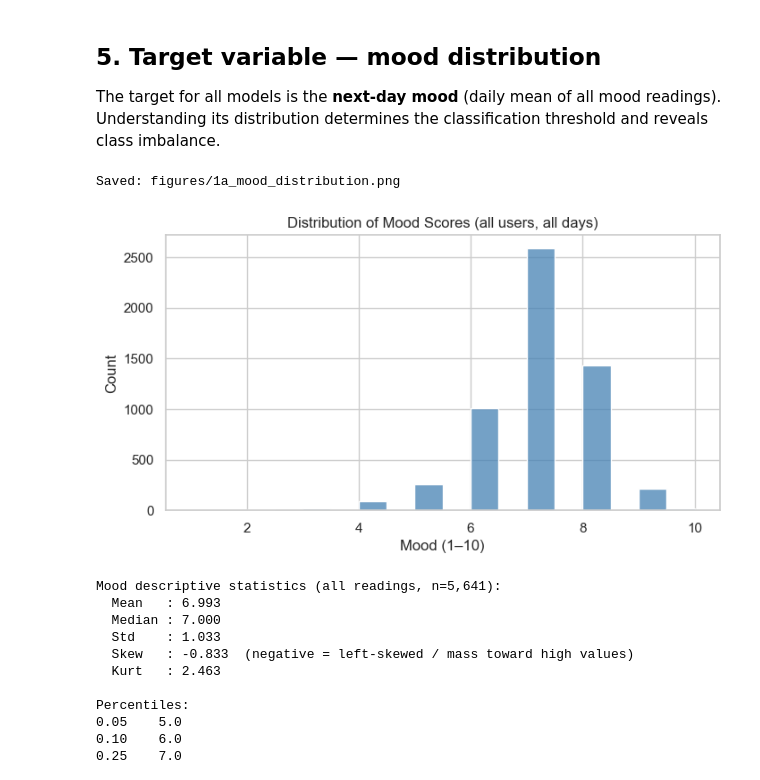
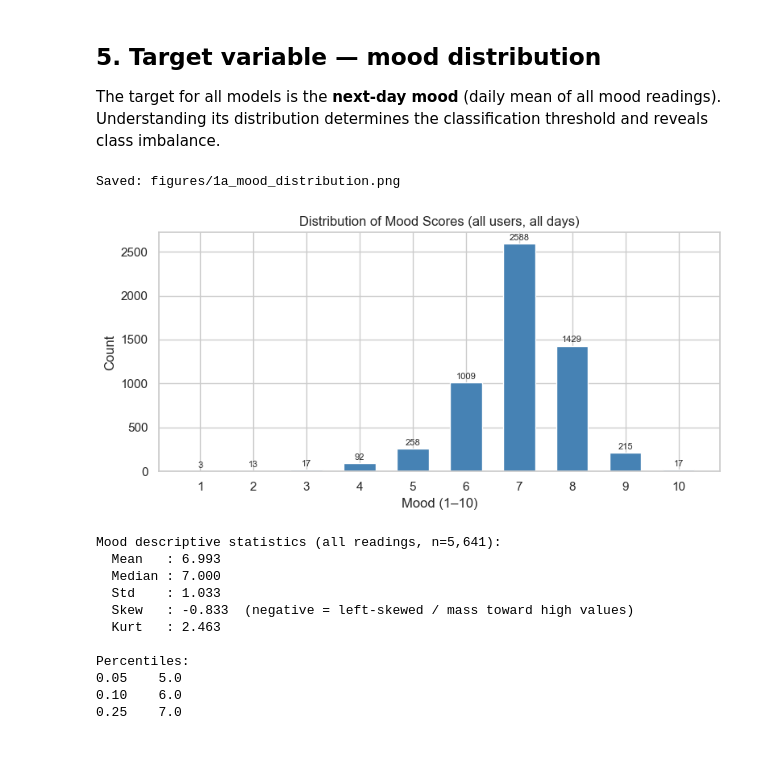
Before and after one commit to MatteoPostiferi999/DataMiningAssignment1, a Jupyter notebook: notebooks/1a_eda.ipynb, the cells around one changed output. Drawn from its saved outputs; the diff is of its cells as text; code cells hidden in the pictures; blank space fills up the shorter version.

Commit message:
refine 1A EDA: improve visualisations, switch to Spearman correlation, extend autocorrelation to lag-14 Add key findings markdown throughout, rewrite EDA summary with full preprocessing implications

```diff
--- a/notebooks/1a_eda.ipynb
+++ b/notebooks/1a_eda.ipynb
@@ -433,16 +433,26 @@ There is no fixed protocol here — screen count is a behavioural signal that va
 The target for all models is the **next-day mood** (daily mean of all mood readings). Understanding its distribution determines the classification threshold and reveals class imbalance.
 # %%
 # --- Plot 1: Distribution of mood scores ---
+mood_counts = mood_df['value'].value_counts().sort_index()
+
 fig, ax = plt.subplots(figsize=(8, 4))
-sns.histplot(mood_df['value'], bins=18, kde=False, ax=ax, color='steelblue')
+bars = ax.bar(mood_counts.index, mood_counts.values, color='steelblue', width=0.6)
+
+# Label every bar with its count
+for bar, count in zip(bars, mood_counts.values):
+    ax.text(bar.get_x() + bar.get_width() / 2, bar.get_height() + 20,
+            str(count), ha='center', va='bottom', fontsize=8)
+
 ax.set_title('Distribution of Mood Scores (all users, all days)')
 ax.set_xlabel('Mood (1–10)')
 ax.set_ylabel('Count')
+ax.set_xticks(mood_counts.index)
+plt.tight_layout()
 save_figure('1a_mood_distribution.png')
 plt.show()
 # %% [output]
 Saved: figures/1a_mood_distribution.png
-[figure, old version]
+[figure, new version]
 # %%
 # Mood distribution statistics — skewness, kurtosis, percentiles
 from scipy.stats import skew, kurtosis
```
Also changed, not shown: parts of 26 cells of this notebook.
